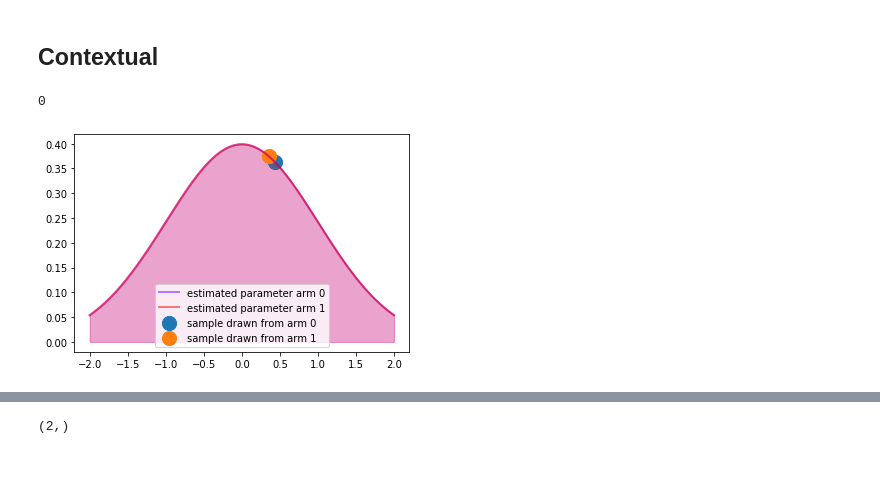
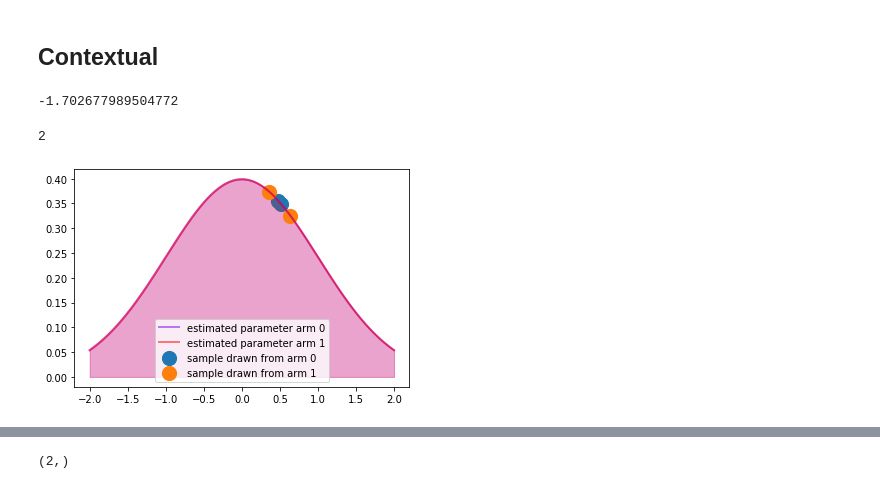
Before and after one commit to wooohoooo/thompson_sampling, a Jupyter notebook: 04_solvers.ipynb, the cells around one changed output, grey strips where cells are left out. Saved outputs shown, nothing was run; the diff lists cells and outputs as text; code cells hidden in the pictures.

```diff
--- a/04_solvers.ipynb
+++ b/04_solvers.ipynb
@@ -325,11 +325,15 @@ from thompson_sampling.models import OnlineLogisticRegression
 from thompson_sampling.multi_armed_bandits import contextual_categorical_bandit
 # %%
 lts = LogisticThompsonSampler(OnlineLogisticRegression, num_arms=2, num_context = 1)
+# %%
+lts.model_list[0].get_weights()
+# %% [output]
+-1.702677989504772
 # %%
-lts.choose_arm_and_plot(0.9)
+lts.choose_arm_and_plot(np.atleast_2d([0.9]))
 # %% [output]
-0
+2
-[figure, old version]
+[figure, new version]
 # %%
 arm0 = 0
 arm1 = 1
```
Also changed, not shown: parts of 42 cells of this notebook, 9 other files.
